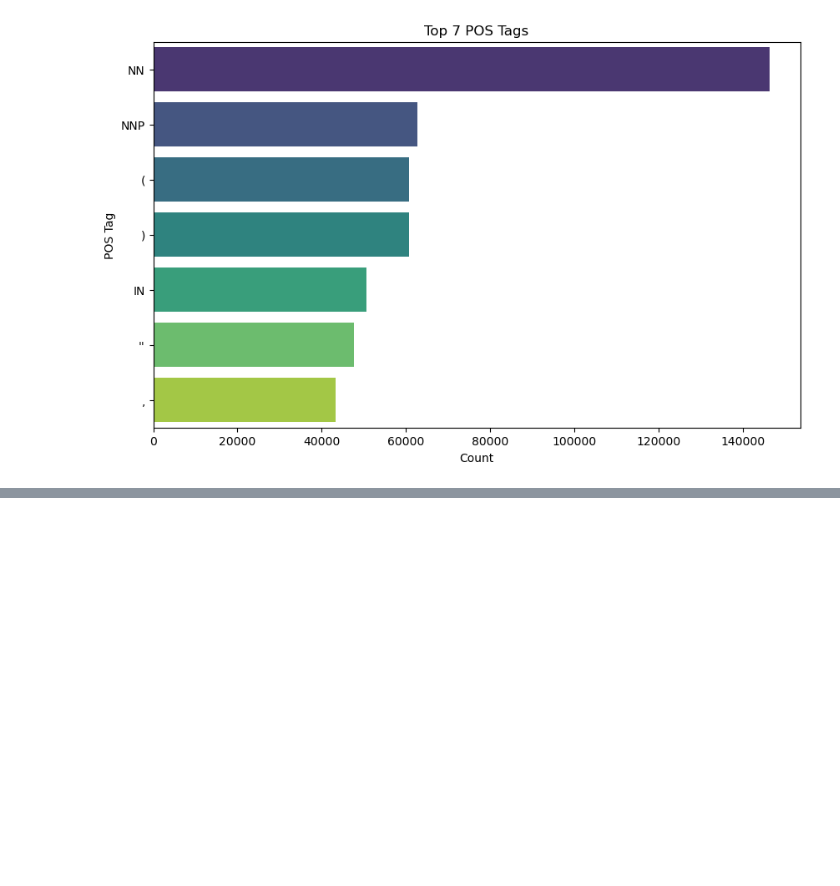
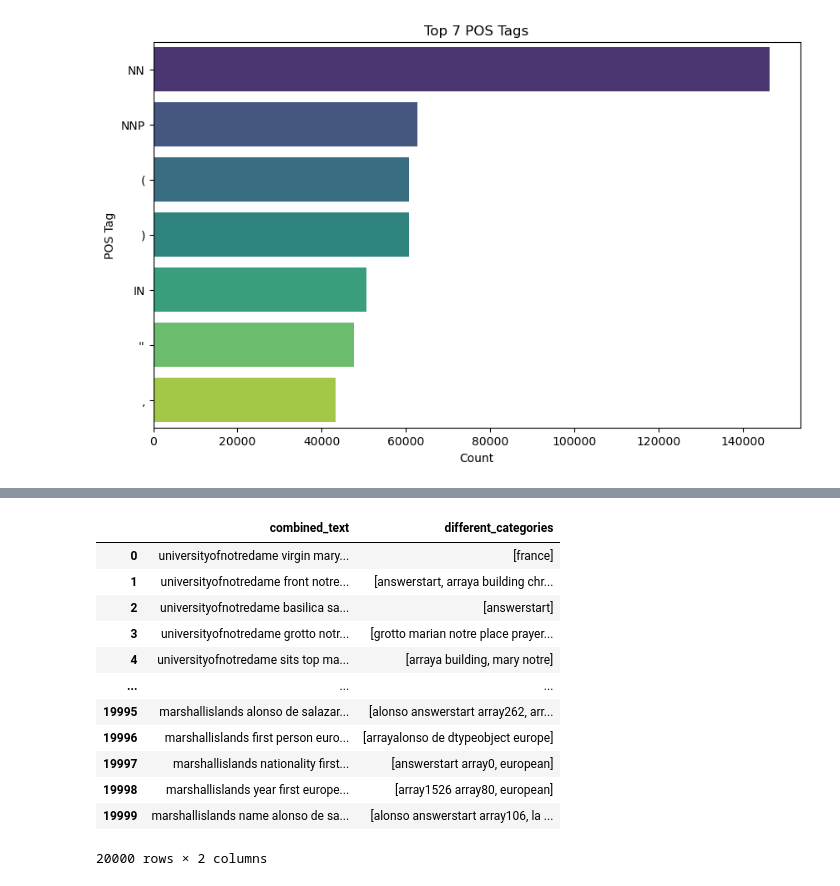
Before and after one commit to Ajabhisek/capstone-project-chat-with-pdf, a Jupyter notebook: COGNITIVE_QUESTION_ANSWERING_EDA.ipynb, the cells around one changed output, grey strips where cells are left out. Drawn from its saved outputs; the diff is of its cells as text; code cells hidden in the pictures; blank space fills up the shorter version.

```diff
--- a/COGNITIVE_QUESTION_ANSWERING_EDA.ipynb
+++ b/COGNITIVE_QUESTION_ANSWERING_EDA.ipynb
@@ -498,0 +620,34 @@ else:
+# %%
+def find_diff_category(matrix, df):
+    different_categories = []
+    for index, row in matrix.iterrows():
+        text = ' '.join([word for word, count in zip(row.index, row.values) if count > 0])
+        doc = nlp(text)
+
+        # Adding more entity types
+        different_entities = [ent.text for ent in doc.ents if ent.label_ in [
+            'ORG', 'EVENT', 'PERSON', 'NORP', 'FAC', 'GPE', 'LOC', 'PRODUCT',
+            'WORK_OF_ART'
+        ]]
+        different_categories.append(different_entities)
+
+    df['different_categories'] = different_categories
+    return df[['combined_text', 'different_categories']]
+# %%
+# Defining df and matrx and passing find_category function to find the entity.
+df_bow = pd.DataFrame(combined_text_bow.toarray(), columns=vectorizer.get_feature_names_out())
+find_diff_category(matrix=df_bow, df=df2)
+# %% [output]
+|  | combined_text | different_categories |
+| 0 | universityofnotredame virgin mary... | [france] |
+| 1 | universityofnotredame front notre... | [answerstart, arraya building chr... |
+| 2 | universityofnotredame basilica sa... | [answerstart] |
+| 3 | universityofnotredame grotto notr... | [grotto marian notre place prayer... |
+| 4 | universityofnotredame sits top ma... | [arraya building, mary notre] |
+| ... | ... | ... |
+| 19995 | marshallislands alonso de salazar... | [alonso answerstart array262, arr... |
+| 19996 | marshallislands first person euro... | [arrayalonso de dtypeobject europe] |
+| 19997 | marshallislands nationality first... | [answerstart array0, european] |
+| 19998 | marshallislands year first europe... | [array1526 array80, european] |
+| 19999 | marshallislands name alonso de sa... | [alonso answerstart array106, la ... |
+20000 rows × 2 columns
```
Also changed, not shown: parts of 23 cells of this notebook.
